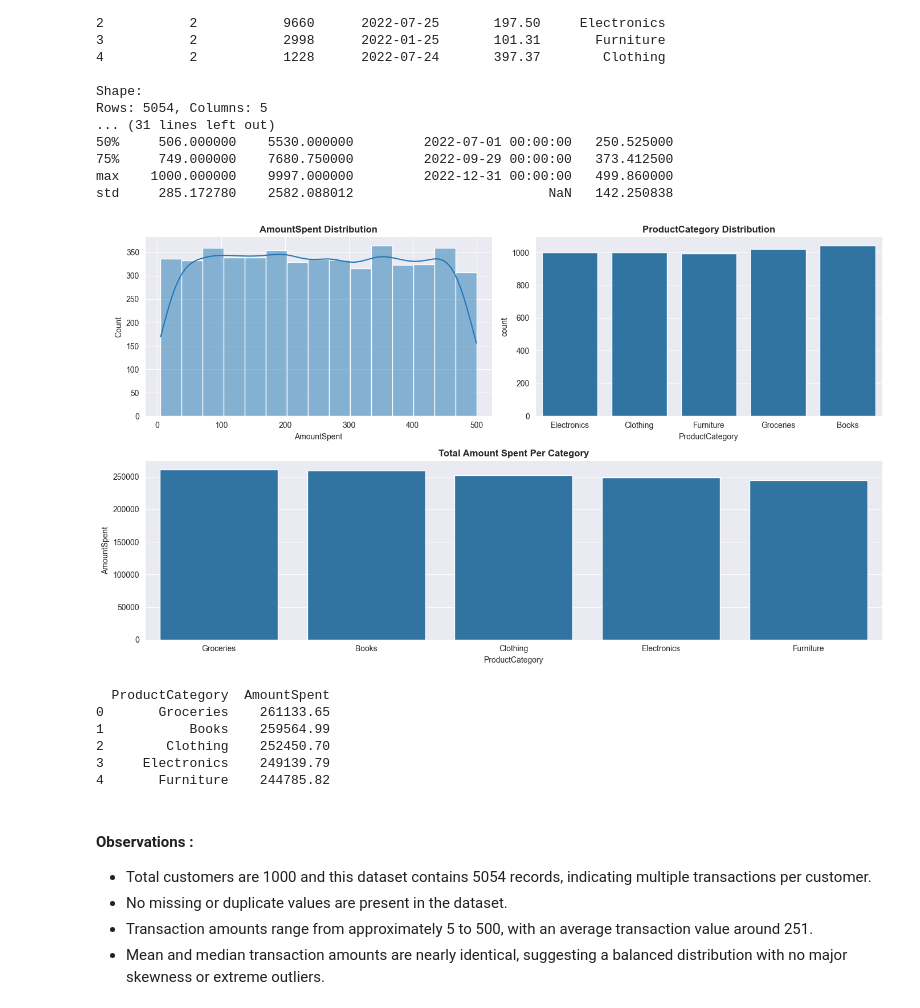
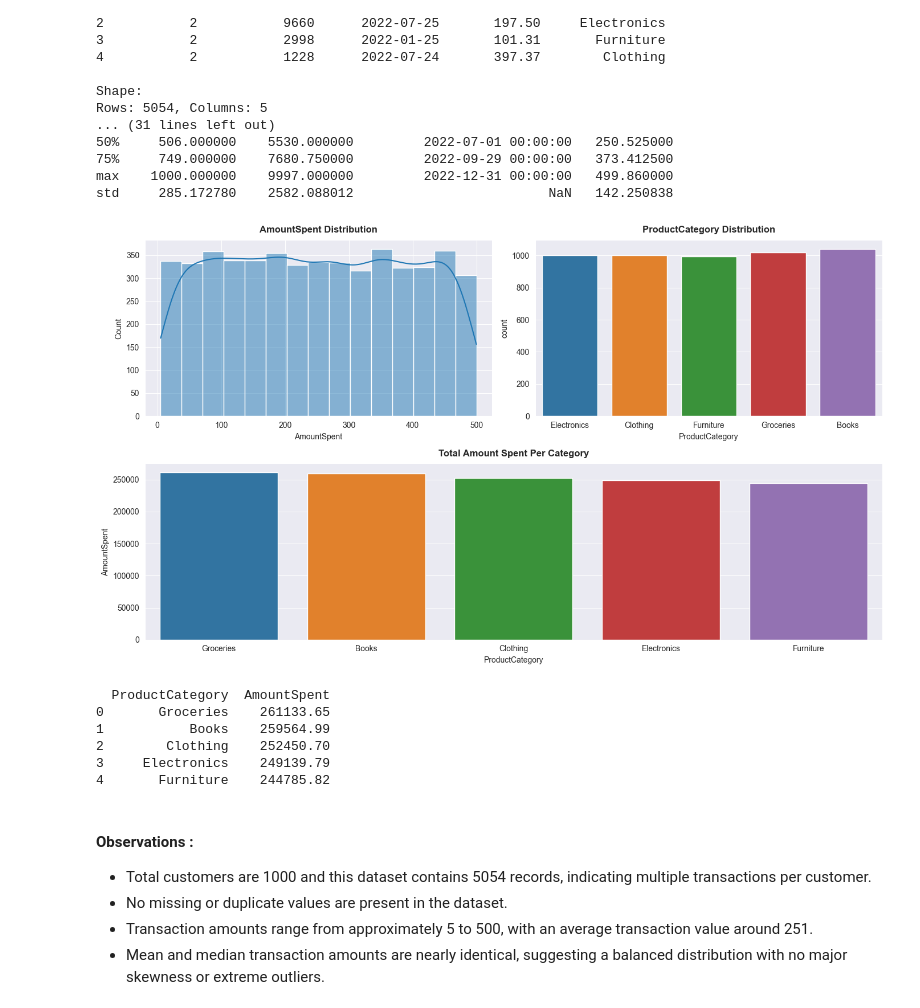
Before and after one commit to ashishpra28/Lloyds-Banking-Group-Job-Simulation, a Jupyter notebook: notebooks/Task1-EDA.ipynb, the cells around one changed output. Cells and saved outputs as stored; diff of their text form; code cells hidden in the pictures.

Commit message:
Customer Service eda done and plots updated with a plots folder

```diff
--- a/notebooks/Task1-EDA.ipynb
+++ b/notebooks/Task1-EDA.ipynb
@@ -162,35 +170,43 @@ std     285.172780    2582.088012                         NaN   142.250838
 # %%
 plt.figure(figsize=(14,8))
 
 # Amount Spent Distribution
 plt.subplot(2,2,1)
-sns.histplot(data=transaction_history,x='AmountSpent',bins=15,kde=True)
-plt.title('AmountSpent Distribution', fontweight='bold')
+sns.histplot(data=transaction_history,x='AmountSpent',bins=15,kde=True,palette='tab10')
+plt.title('AmountSpent Distribution', fontweight='bold',pad=10)
 sns.despine()
 
 # Product Category Distribution
 plt.subplot(2,2,2)
-sns.countplot(data=transaction_history, x='ProductCategory')
-plt.title('ProductCategory Distribution', fontweight='bold')
+sns.countplot(data=transaction_history, x='ProductCategory',palette='tab10')
+plt.title('ProductCategory Distribution', fontweight='bold',pad=10)
 sns.despine()
 
 # Aggregation
 amount_per_category = (
     transaction_history.groupby('ProductCategory')['AmountSpent'].sum().sort_values(ascending=False).reset_index()
 )
 
 #  Amount Spent Per Category
 plt.subplot(2,1,2)
-sns.barplot(data=amount_per_category, x='ProductCategory', y='AmountSpent')
-plt.title('Total Amount Spent Per Category', fontweight='bold')
+sns.barplot(data=amount_per_category, x='ProductCategory', y='AmountSpent',palette='tab10')
+plt.title('Total Amount Spent Per Category', fontweight='bold',pad=10)
 sns.despine()
 
 plt.tight_layout()
+
+# Save figure
+plt.savefig(
+    '../plots/Transaction_History_overview.png',
+    dpi=300,
+    bbox_inches='tight'
+)
+
 plt.show()
 
 print(amount_per_category)
 # %% [output]
-[figure, old version]
+[figure, new version]
   ProductCategory  AmountSpent
 0       Groceries    261133.65
 1           Books    259564.99
```
Also changed, not shown: parts of 10 cells of this notebook, 3 other files.
